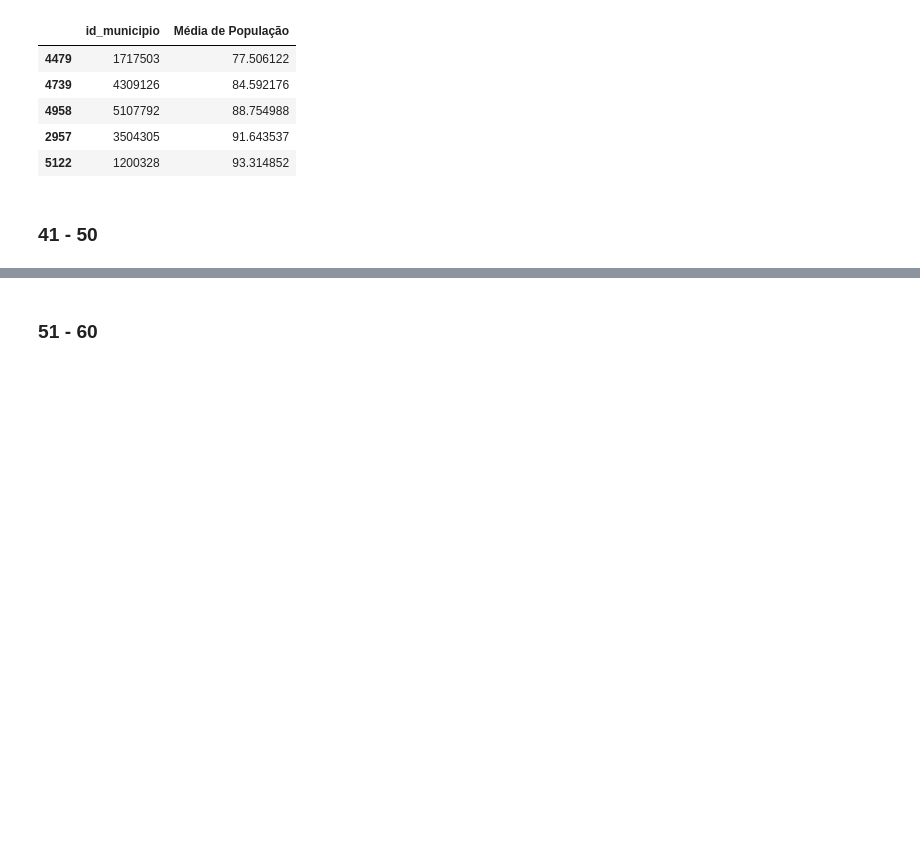
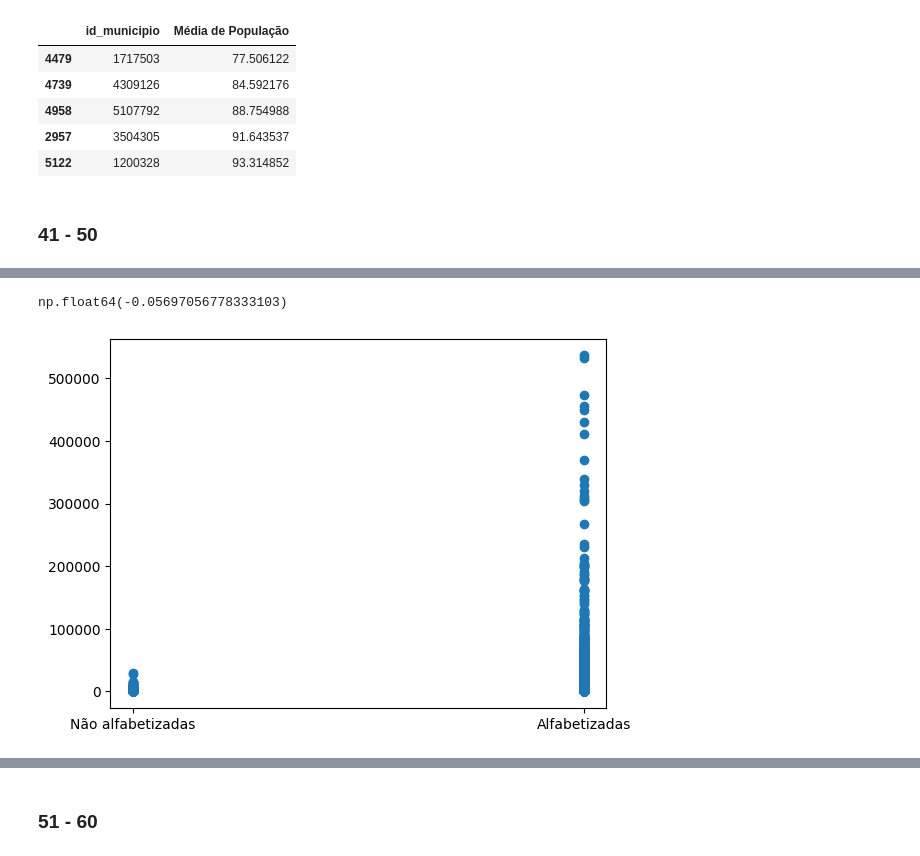
Before and after one commit to zicziczic/AlphabetizationAnalysis, a Jupyter notebook: ExerciciosComplementares.ipynb, the cells around one changed output, grey strips where cells are left out. Drawn from its saved outputs; the diff is of its cells as text; code cells hidden in the pictures; blank space fills up the shorter version.

```diff
--- a/ExerciciosComplementares.ipynb
+++ b/ExerciciosComplementares.ipynb
@@ -365,0 +392,15 @@ df_medias.sort_values(by="Média de População", ascending=True).head(5)
+# %%
+map_dict = {
+    "Alfabetizadas" : 1,
+    "Não alfabetizadas" : 2
+}
+#df["alfabetizacao"] = df["alfabetizacao"].map(map_dict)
+
+df["populacao"].corr(df["alfabetizacao"])
+# %% [output]
+np.float64(-0.05697056778333103)
+# %%
+plt.scatter(x = df["alfabetizacao"],y = df["populacao"])
+plt.show()
+# %% [output]
+[figure, added]
```
Also changed, not shown: parts of 10 cells of this notebook.
